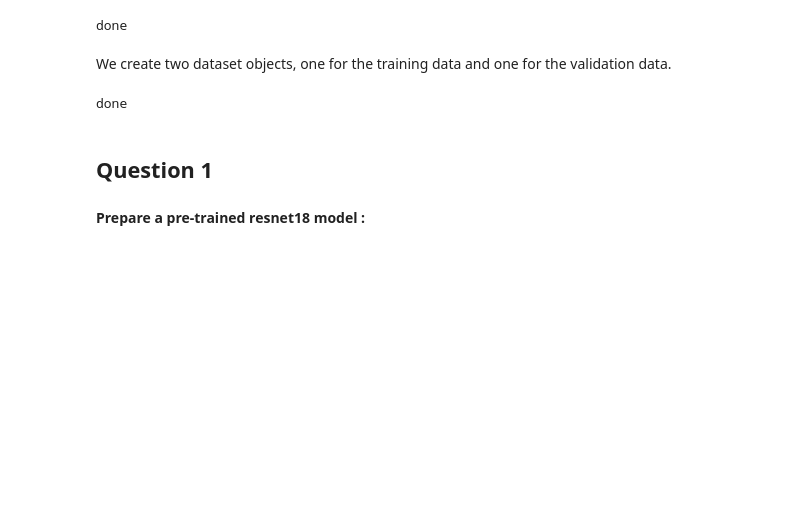
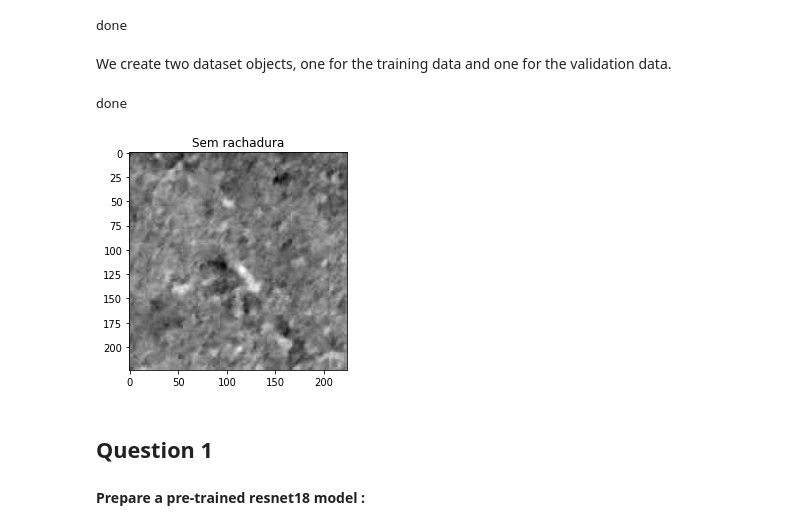
Before and after one commit to fensterseifer/Coursera-IBM-AI-Engineering, a Jupyter notebook: Course Capstone PyTorch.ipynb, the cells around one changed output. Saved outputs shown, nothing was run; the diff lists cells and outputs as text; code cells hidden in the pictures; blank space fills up the shorter version.

```diff
--- a/Course Capstone PyTorch.ipynb
+++ b/Course Capstone PyTorch.ipynb
@@ -174,6 +175,17 @@ validation_dataset = Dataset(train=False)
 print("done")
 # %% [output]
 done
+# %%
+def show_data(sample, shape = (224, 224)):
+    plt.imshow(sample[0][0].numpy().reshape(shape), cmap='gray')
+    if (sample[1].item()):
+        plt.title('Com rachadura')
+    else:
+        plt.title('Sem rachadura')
+# %%
+show_data(train_dataset[99])
+# %% [output]
+[figure, added]
 # %% [markdown]
 <h2 id="Question_1">Question 1</h2>
 # %% [markdown]
```
Also changed, not shown: parts of 15 cells of this notebook.
